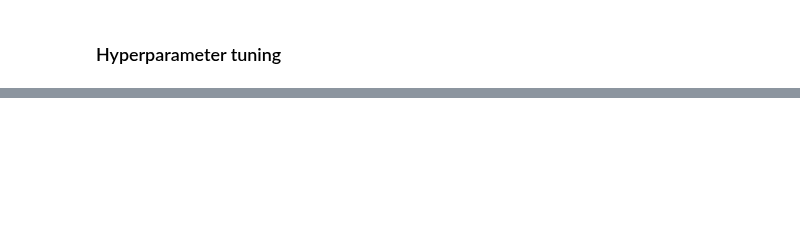
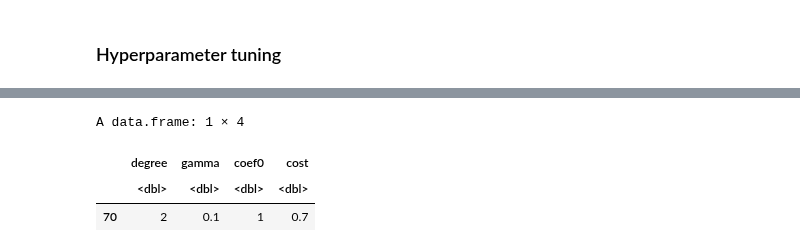
Before and after one commit to NguyenHai7120/4A-MachineLearning-Project, a Jupyter notebook: Classification-R.ipynb, the cells around one changed output, grey strips where cells are left out. Drawn from its saved outputs; the diff is of its cells as text; code cells hidden in the pictures; blank space fills up the shorter version.

```diff
--- a/Classification-R.ipynb
+++ b/Classification-R.ipynb
@@ -139,0 +179,3 @@ linear.svm.tune$best.parameters$cost
+# %%
+poly2.svm = svm(rain_class ~ ., data = train_set, type = "C", kernel = 'poly', gamma = 1., coef0 = 1., degree = 2, cost = 10)
+summary(poly2.svm)
@@ -139,0 +226,4 @@ linear.svm.tune$best.parameters$cost
+# %%
+poly2.svm.tune = tune.svm(rain_class ~ ., data = train_set, type = "C", kernel = 'poly',
+         gamma = seq(0.01, 0.1, by = 0.01), coef0 = 1., degree = 2, cost = seq(0.1, 1, by = 0.1))
+summary(poly2.svm.tune)
@@ -139,0 +248,7 @@ linear.svm.tune$best.parameters$cost
+# %%
+poly2.svm.tune$best.parameters
+# %% [output]
+A data.frame: 1 × 4
+|  | degree | gamma | coef0 | cost |
+|  | <dbl> | <dbl> | <dbl> | <dbl> |
+| 70 | 2 | 0.1 | 1 | 0.7 |
```
Also changed, not shown: parts of 55 cells of this notebook, 2 other files.
